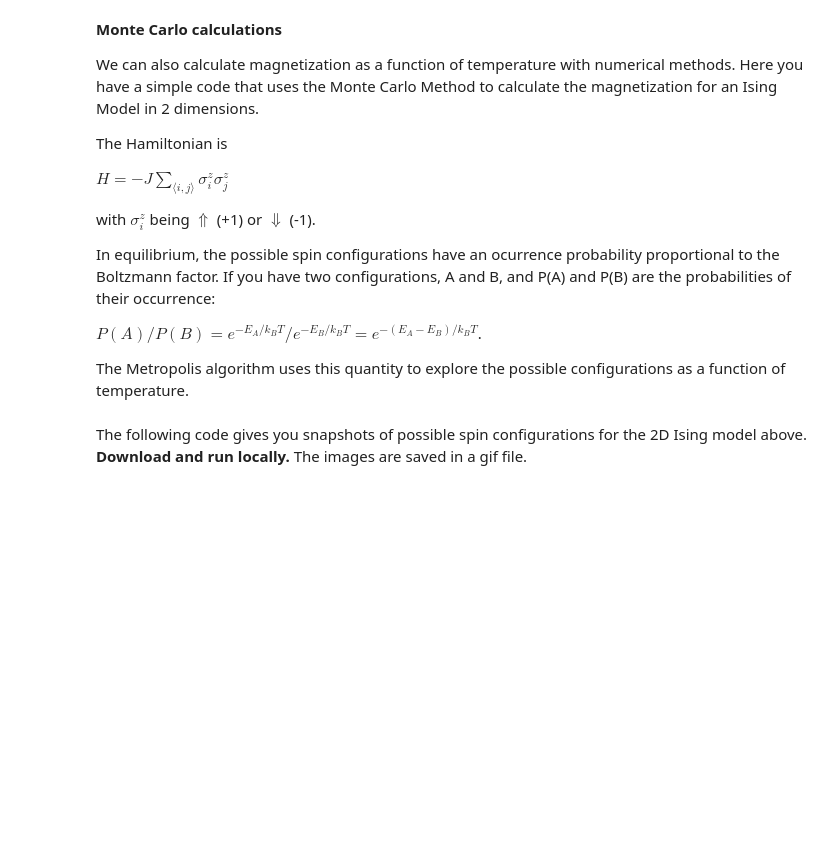
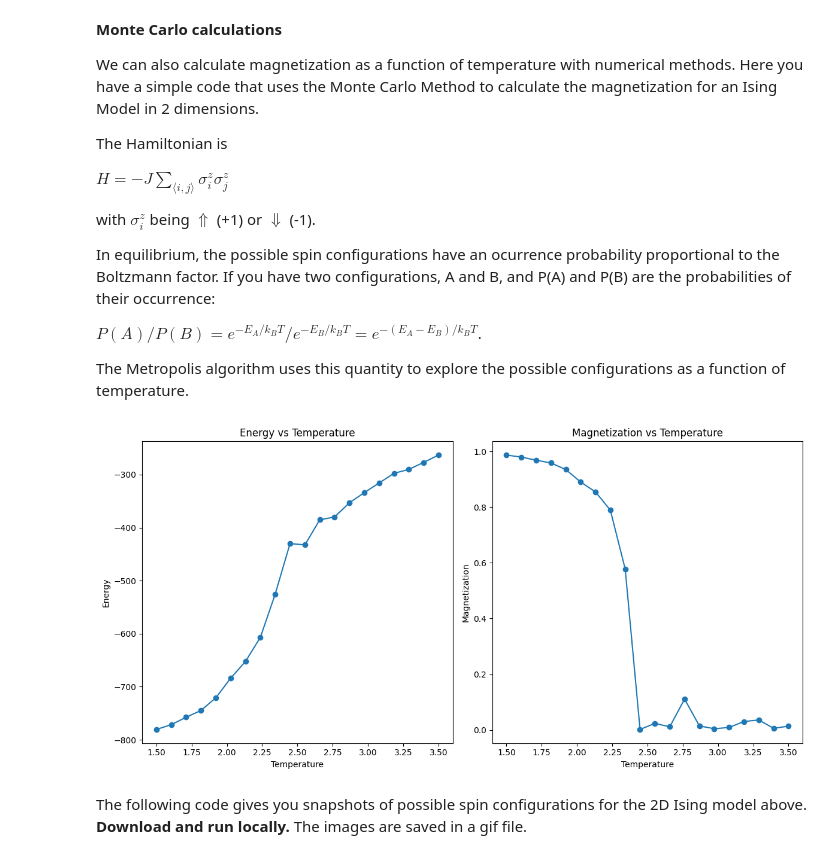
Before and after one commit to shreyasat27/MSc-QT-, a Jupyter notebook: Copy_of_AdvancedQuantum_UD7_PhaseTransitions_UD8_Magnetism_for_students.ipynb, the cells around one changed output. Cells and saved outputs as stored; diff of their text form; code cells hidden in the pictures; blank space fills up the shorter version.

```diff
--- a/Copy_of_AdvancedQuantum_UD7_PhaseTransitions_UD8_Magnetism_for_students.ipynb
+++ b/Copy_of_AdvancedQuantum_UD7_PhaseTransitions_UD8_Magnetism_for_students.ipynb
@@ -115,11 +117,11 @@ for temp in T:
     measurements_magnetization = []  # Store magnetization measurements
 
     # Thermalization: First 500 steps
-    for _ in range(thermal_steps/2):
+    for _ in range(500):
         metropolis_step(lattice, beta)
 
     # Collect measurements every 10 steps
-    for _ in range(thermal_steps/2)):  # Next 500 steps
+    for _ in range(500):  # Next 500 steps
         metropolis_step(lattice, beta)
         if _ % 10 == 0:  # Collect measurement every 10 steps
             energy = calculate_energy(lattice)
@@ -127,33 +129,35 @@ for temp in T:
             measurements_energy.append(energy)
             measurements_magnetization.append(magnetization)
 
     # Average measurements
     avg_energy = np.mean(measurements_energy)
     avg_magnetization = np.mean(measurements_magnetization)
 
     # Append averages to the lists
     energy_list.append(avg_energy)
     magnetization_list.append(avg_magnetization)
 
 # After animation, show energy and magnetization plots
 plt.figure(figsize=(12, 6))
 
 # Energy plot
 plt.subplot(1, 2, 1)
 plt.plot(T, energy_list, 'o-', label="Energy")
 plt.xlabel("Temperature")
 plt.ylabel("Energy")
 plt.title("Energy vs Temperature")
 
 # Magnetization plot
 plt.subplot(1, 2, 2)
 plt.plot(T, np.abs(magnetization_list), 'o-', label="Magnetization")
 plt.xlabel("Temperature")
 plt.ylabel("Magnetization")
 plt.title("Magnetization vs Temperature")
 
 plt.tight_layout()
 plt.show()
+# %% [output]
+[figure, added]
 # %% [markdown]
 The following code gives you snapshots of possible spin configurations for the 2D Ising model above. **Download and run locally.** The images are saved in a gif file.
 # %%
```
Also changed, not shown: parts of 2 cells of this notebook.
